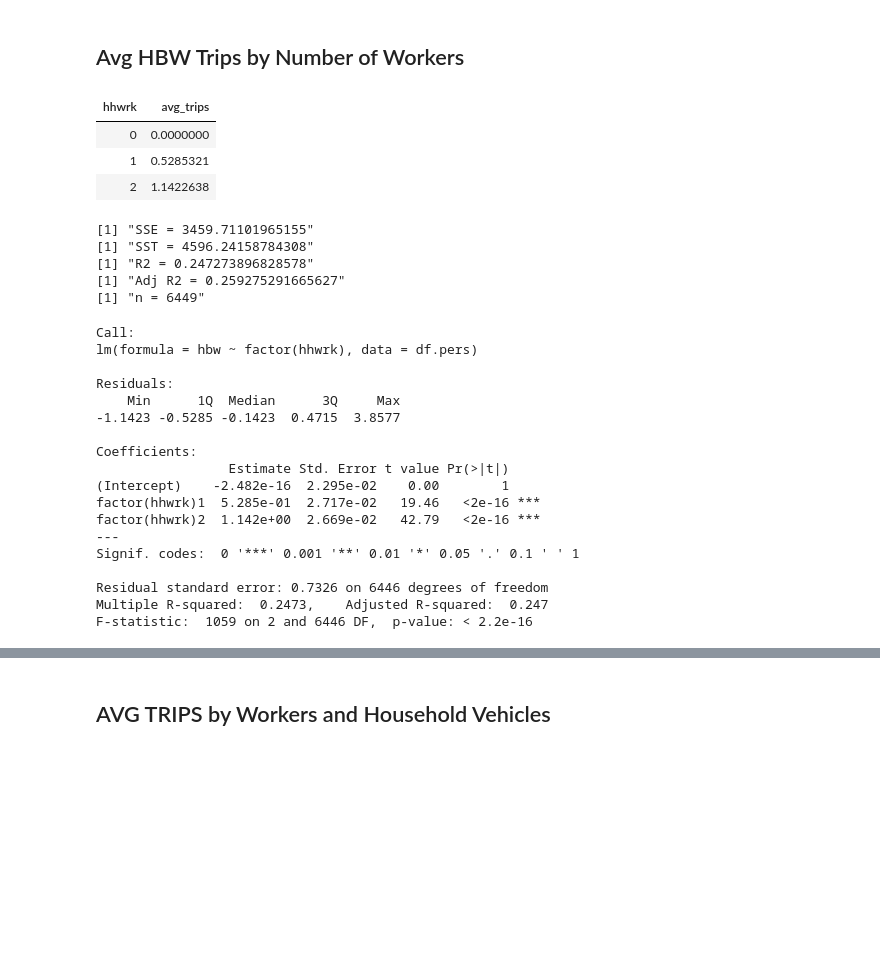
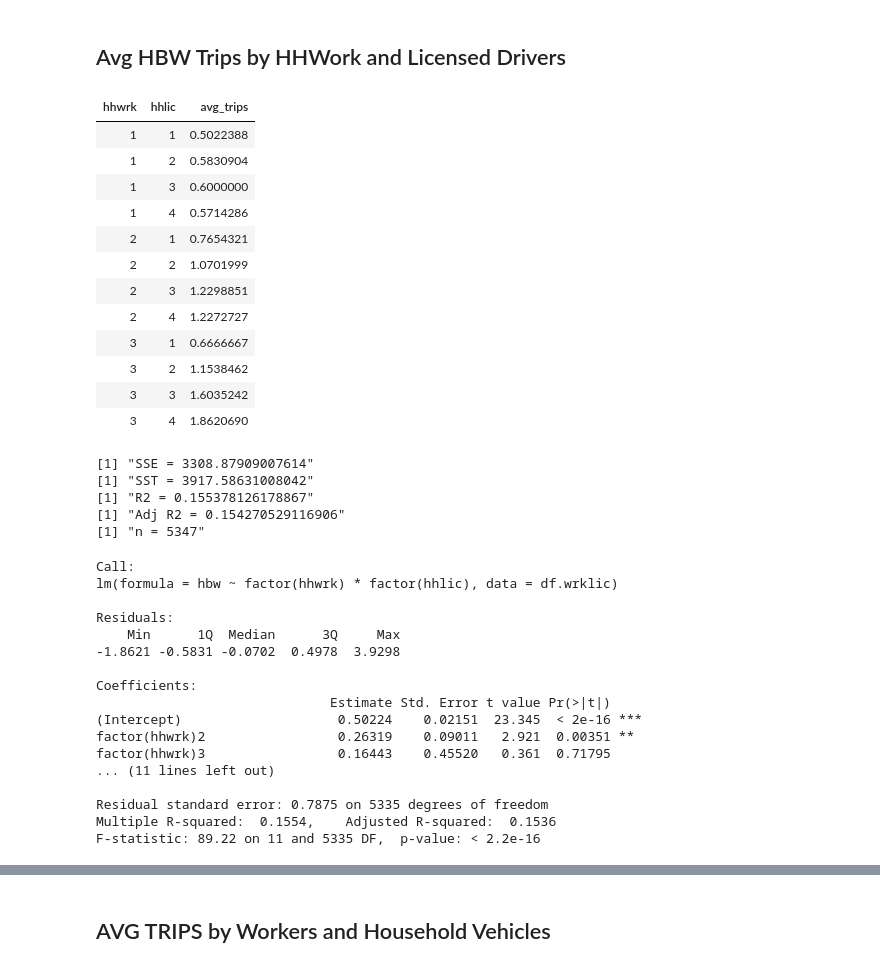
Before and after one commit to saashimi/USP_587, a Jupyter notebook: hw2-finalist-hbw.ipynb, the cells around one changed output, grey strips where cells are left out. Saved outputs shown, nothing was run; the diff lists cells and outputs as text; code cells hidden in the pictures; blank space fills up the shorter version.

```diff
--- a/hw2-finalist-hbw.ipynb
+++ b/hw2-finalist-hbw.ipynb
@@ -5,63 +5,72 @@ library(ggplot2)
 df.hbw <- read.csv(paste("C:/Users/kevin/Desktop/",
                      "USP_587_data/HW2/household_hbw.csv", sep=""))
 # %% [markdown]
-## Avg HBW Trips by Number of Workers
+## Avg HBW Trips by HHWork and Licensed Drivers
 # %%
 # HH Size only
-df.pers <- df.hbw %>%
-    select(hhwrk, hbw) %>%
-    mutate(hhwrk = recode(hhwrk, `0`=0, `1`=1, `2`=2, `3`=2, `4`=2, `5`=2)) %>%
-    group_by(hhwrk) %>%
+df.wrklic <- df.hbw %>%
+    select(hhlic, hhwrk, hbw) %>%
+    mutate(hhwrk = recode(hhwrk, `0`=0, `1`=1, `2`=2, `3`=3, `4`=3, `5`=3)) %>%
+    mutate(hhlic = recode(hhlic, `0`=0, `1`=1, `2`=2, `3`=3, `4`=4, `5`=4, `6`=4, `7`=4)) %>%
+    filter(hhwrk > 0 & hhlic > 0) %>%
+    group_by(hhwrk, hhlic) %>%
     mutate(avg_trips = mean(hbw))
 
-summarize(df.pers, avg_trips = mean(hbw))
+summarize(df.wrklic, avg_trips = mean(hbw))
 
-
-df.pers$ResError <- (df.pers$hbw - df.pers$avg_trips)^2
-df.pers$TotError <- (df.pers$hbw - mean(df.pers$hbw))^2
-SSE <- sum(df.pers$ResError)
-SST <- sum(df.pers$TotError)
+df.wrklic$ResError <- (df.wrklic$hbw - df.wrklic$avg_trips)^2
+df.wrklic$TotError <- (df.wrklic$hbw - mean(df.wrklic$hbw))^2
+SSE <- sum(df.wrklic$ResError)
+SST <- sum(df.wrklic$TotError)
 R2 <- 1 - (SSE/SST)
 
 print(paste("SSE =", SSE, sep=" "))
 print(paste("SST =", SST, sep=" "))
 print(paste("R2 =", R2, sep=" "))
 print(paste("Adj R2 =", adj.R2, sep=" "))
 
-k <- 3
-n <- nrow(df.pers)
+k <- 8
+n <- nrow(df.wrklic)
 print(paste("n =", n, sep=" "))
 adj.R2 <- R2 - ((1 - R2)*(k - 1) / (n - k - 1))
 
-pers.fit <- lm(hbw ~ factor(hhwrk), data=df.pers)
+pers.fit <- lm(hbw ~ factor(hhwrk) * factor(hhlic), data=df.wrklic)
 summary(pers.fit)
 # %% [output]
-| hhwrk | avg_trips |
-| 0 | 0.0000000 |
-| 1 | 0.5285321 |
-| 2 | 1.1422638 |
+| hhwrk | hhlic | avg_trips |
+| 1 | 1 | 0.5022388 |
+| 1 | 2 | 0.5830904 |
+| 1 | 3 | 0.6000000 |
+| 1 | 4 | 0.5714286 |
+| 2 | 1 | 0.7654321 |
+| 2 | 2 | 1.0701999 |
+| 2 | 3 | 1.2298851 |
+| 2 | 4 | 1.2272727 |
+| 3 | 1 | 0.6666667 |
+| 3 | 2 | 1.1538462 |
+| 3 | 3 | 1.6035242 |
+| 3 | 4 | 1.8620690 |
-[1] "SSE = 3459.71101965155"
-[1] "SST = 4596.24158784308"
-[1] "R2 = 0.247273896828578"
-[1] "Adj R2 = 0.259275291665627"
-[1] "n = 6449"
+[1] "SSE = 3308.87909007614"
+[1] "SST = 3917.58631008042"
+[1] "R2 = 0.155378126178867"
+[1] "Adj R2 = 0.154270529116906"
+[1] "n = 5347"
 Call:
-lm(formula = hbw ~ factor(hhwrk), data = df.pers)
+lm(formula = hbw ~ factor(hhwrk) * factor(hhlic), data = df.wrklic)
 
 Residuals:
     Min      1Q  Median      3Q     Max
--1.1423 -0.5285 -0.1423  0.4715  3.8577
+-1.8621 -0.5831 -0.0702  0.4978  3.9298
 
 Coefficients:
-                 Estimate Std. Error t value Pr(>|t|)
-(Intercept)    -2.482e-16  2.295e-02    0.00        1
-factor(hhwrk)1  5.285e-01  2.717e-02   19.46   <2e-16 ***
-factor(hhwrk)2  1.142e+00  2.669e-02   42.79   <2e-16 ***
----
-Signif. codes:  0 '***' 0.001 '**' 0.01 '*' 0.05 '.' 0.1 ' ' 1
+                              Estimate Std. Error t value Pr(>|t|)
+(Intercept)                    0.50224    0.02151  23.345  < 2e-16 ***
+factor(hhwrk)2                 0.26319    0.09011   2.921  0.00351 **
+factor(hhwrk)3                 0.16443    0.45520   0.361  0.71795
+... (11 lines left out)
 
-Residual standard error: 0.7326 on 6446 degrees of freedom
-Multiple R-squared:  0.2473,    Adjusted R-squared:  0.247
-F-statistic:  1059 on 2 and 6446 DF,  p-value: < 2.2e-16
+Residual standard error: 0.7875 on 5335 degrees of freedom
+Multiple R-squared:  0.1554,    Adjusted R-squared:  0.1536
+F-statistic: 89.22 on 11 and 5335 DF,  p-value: < 2.2e-16
 # %%
 # Graph Avg Trips by # Workers
```
Also changed, not shown: parts of 15 cells of this notebook, 3 other files.
